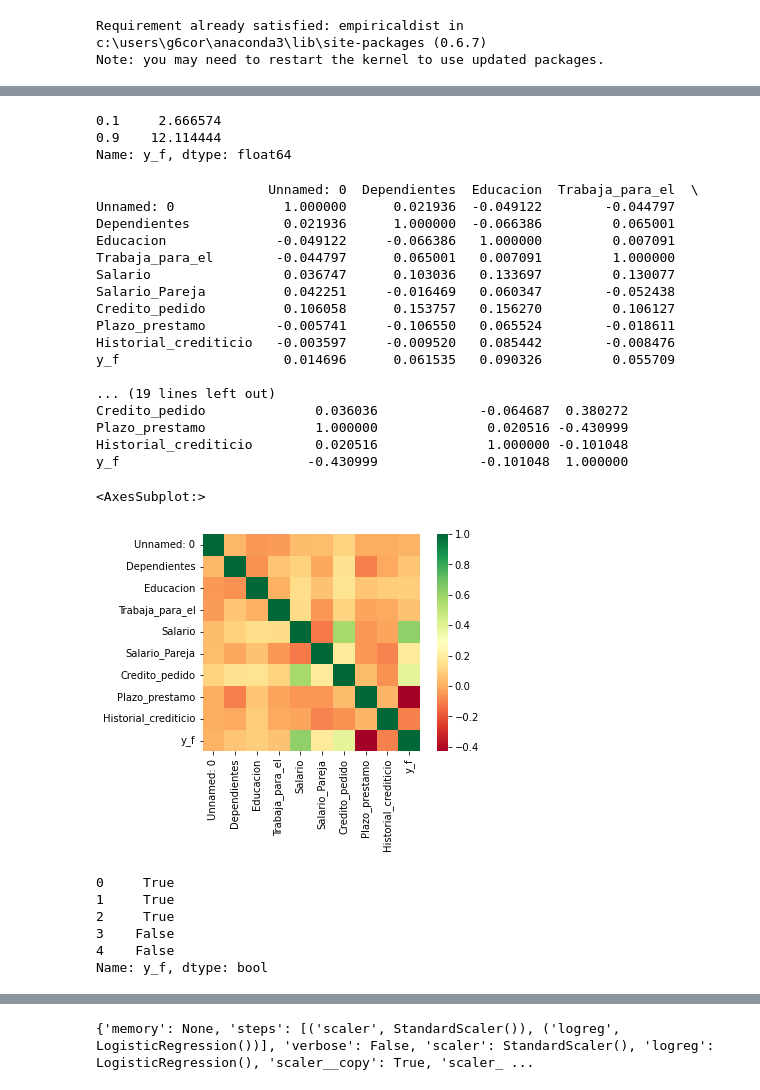
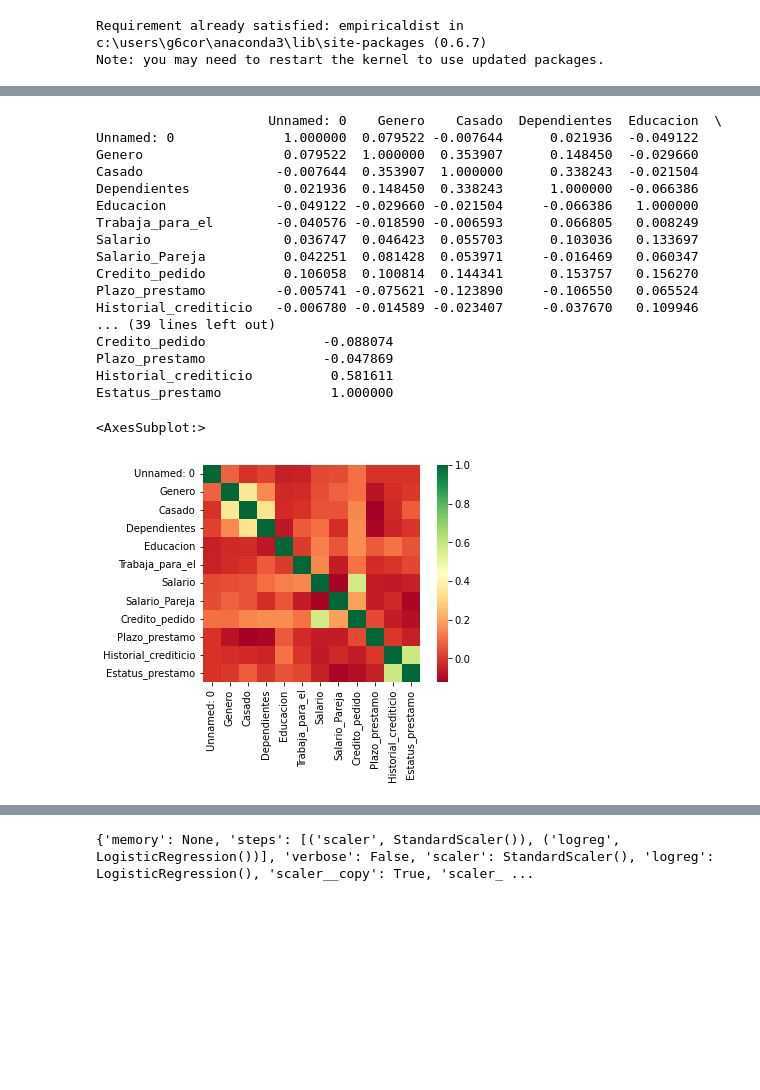
Before and after one commit to GECZ/ResuelveIA, a Jupyter notebook: Prueba Resuelve.ipynb, the cells around one changed output, grey strips where cells are left out. Drawn from its saved outputs; the diff is of its cells as text; code cells hidden in the pictures; blank space fills up the shorter version.

Commit message:
new approach on target

```diff
--- a/Prueba Resuelve.ipynb
+++ b/Prueba Resuelve.ipynb
@@ -163,0 +72,17 @@ plt.show()
+# %%
+#Cambio de la columna para poder contabilizarla como dummy y un mejor estudio
+import numpy as np
+df_org['Dependientes'] = df_org['Dependientes'].astype('float')
+df_org['Dependientes'] = df_org['Dependientes'] >= 1
+df_org['Dependientes'] = df_org['Dependientes'].replace(np.nan, 0).astype(int)
+# %%
+#Cambio de ruta de la columna para su estudio
+ruta = {'Graduado':1, 'No Graduado':0}
+
+df_org['Educacion'] = df_org['Educacion'].map(ruta).fillna(0).astype(int)
+# %%
+#Cambio de la columna para un mejor estudio
+import  numpy as np
+df_org['Historial_crediticio'] = df_org['Historial_crediticio'].dropna().astype(int)
+# %%
+df_org['Area_vivienda'] = df_org['Area_vivienda'].astype('category')
@@ -201,47 +156,27 @@ plt.show()
-# %%
-#Exploración de los cuantiles de los datos de la tasa
-print(df['y_f'].quantile(q=[0.1, 0.9]))
-# %% [output]
-0.1     2.666574
-0.9    12.114444
-Name: y_f, dtype: float64
 # %%
 #Exploración de las correlaciones
-print(df.corr())
+print(df_org.corr())
 # %% [output]
-                      Unnamed: 0  Dependientes  Educacion  Trabaja_para_el  \
-Unnamed: 0              1.000000      0.021936  -0.049122        -0.044797
-Dependientes            0.021936      1.000000  -0.066386         0.065001
-Educacion              -0.049122     -0.066386   1.000000         0.007091
-Trabaja_para_el        -0.044797      0.065001   0.007091         1.000000
-Salario                 0.036747      0.103036   0.133697         0.130077
-Salario_Pareja          0.042251     -0.016469   0.060347        -0.052438
-Credito_pedido          0.106058      0.153757   0.156270         0.106127
-Plazo_prestamo         -0.005741     -0.106550   0.065524        -0.018611
-Historial_crediticio   -0.003597     -0.009520   0.085442        -0.008476
-y_f                     0.014696      0.061535   0.090326         0.055709
-
-... (19 lines left out)
-Credito_pedido              0.036036             -0.064687  0.380272
-Plazo_prestamo              1.000000              0.020516 -0.430999
-Historial_crediticio        0.020516              1.000000 -0.101048
-y_f                        -0.430999             -0.101048  1.000000
+                      Unnamed: 0    Genero    Casado  Dependientes  Educacion  \
+Unnamed: 0              1.000000  0.079522 -0.007644      0.021936  -0.049122
+Genero                  0.079522  1.000000  0.353907      0.148450  -0.029660
+Casado                 -0.007644  0.353907  1.000000      0.338243  -0.021504
+Dependientes            0.021936  0.148450  0.338243      1.000000  -0.066386
+Educacion              -0.049122 -0.029660 -0.021504     -0.066386   1.000000
+Trabaja_para_el        -0.040576 -0.018590 -0.006593      0.066805   0.008249
+Salario                 0.036747  0.046423  0.055703      0.103036   0.133697
+Salario_Pareja          0.042251  0.081428  0.053971     -0.016469   0.060347
+Credito_pedido          0.106058  0.100814  0.144341      0.153757   0.156270
+Plazo_prestamo         -0.005741 -0.075621 -0.123890     -0.106550   0.065524
+Historial_crediticio   -0.006780 -0.014589 -0.023407     -0.037670   0.109946
+... (39 lines left out)
+Credito_pedido               -0.088074
+Plazo_prestamo               -0.047869
+Historial_crediticio          0.581611
+Estatus_prestamo              1.000000
 # %%
 #Representación gráfica de las correlaciones
-sns.heatmap(df.corr(), square=True, cmap='RdYlGn')
+sns.heatmap(df_org.corr(), square=True, cmap='RdYlGn')
 # %% [output]
 <AxesSubplot:>
-[figure, old version]
+[figure, new version]
-# %%
-# Comienza la definición de la variable objetivo (target), se define un umbral de pago a partir del primer cuartil de la distribución. Se infiere que las personas abajo
-# de esa frontera tiene más probabilidades de impago. Además, su definición la hace una variable categórica necesaria para un análisis de clasificación del presente ejercicio.
-y = df['y_f'] > df['y_f'].quantile(q=0.25)
-y.astype('int')
-y.head()
-# %% [output]
-0     True
-1     True
-2     True
-3    False
-4    False
-Name: y_f, dtype: bool
```
Also changed, not shown: parts of 58 cells of this notebook.
